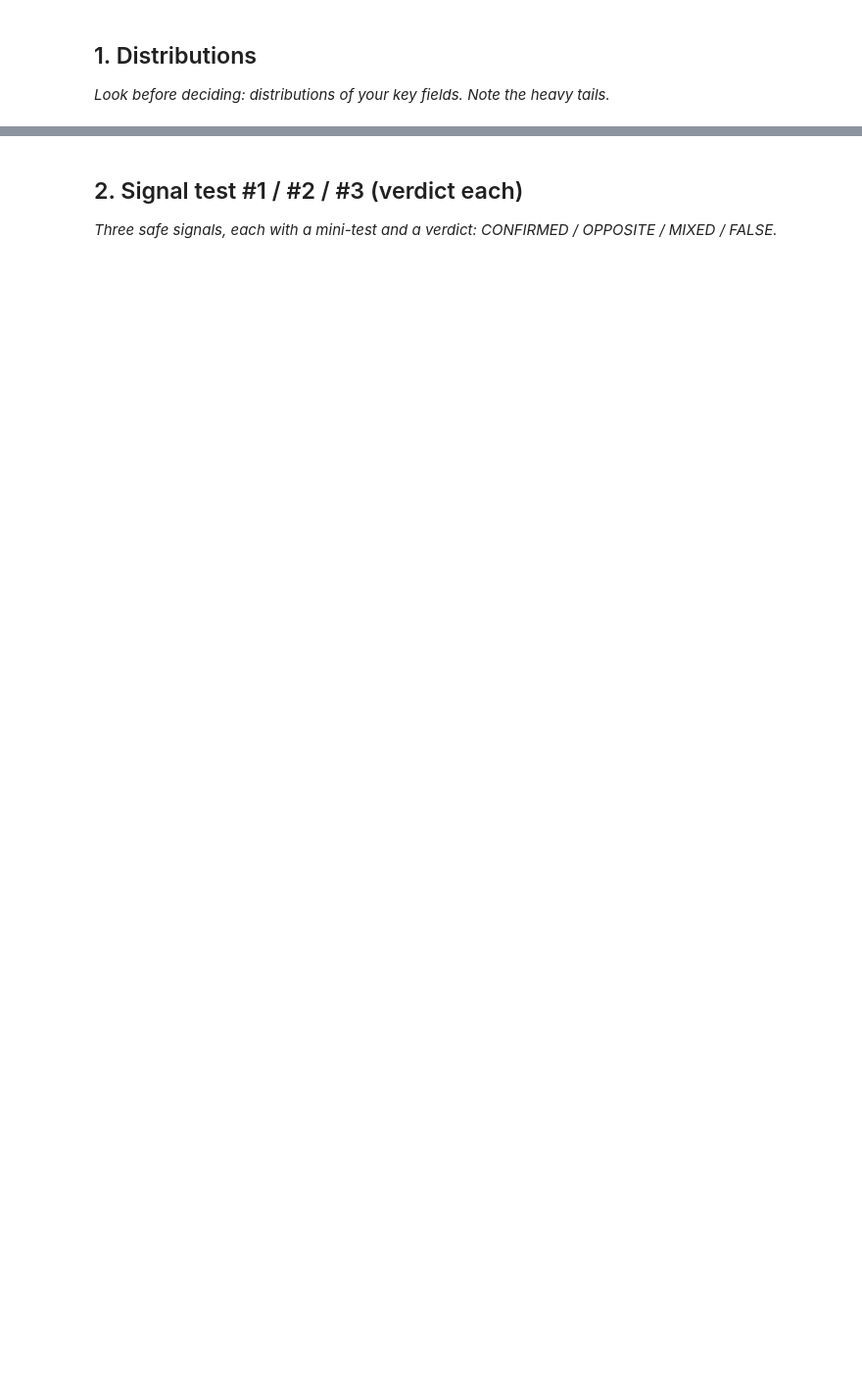
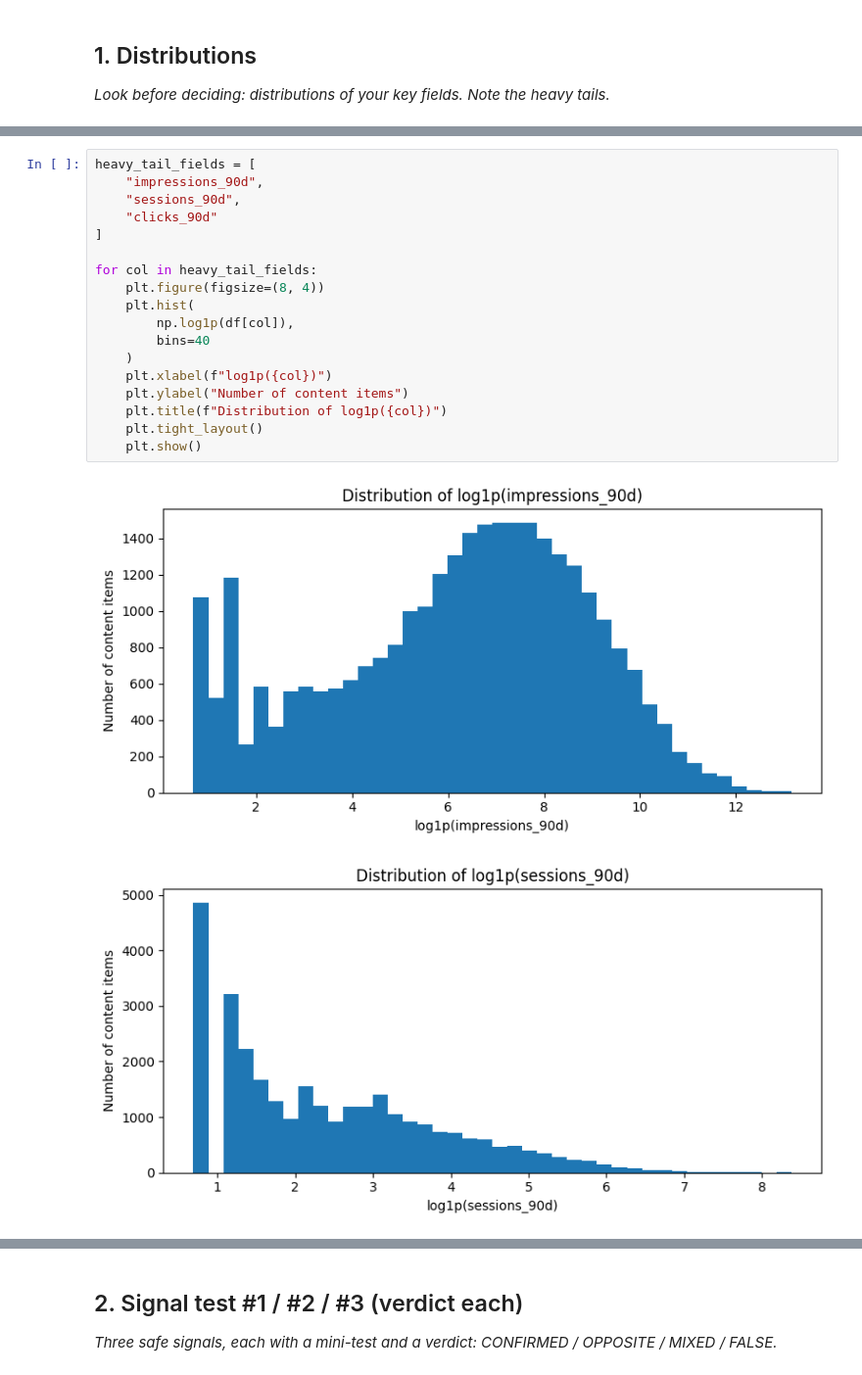
Before and after one commit to mkhlor006/Flyrank_internship_ML, a Jupyter notebook: work/notebooks/w04_signal_audit.ipynb, the cells around one changed output, grey strips where cells are left out. Shown at 98% size. Drawn from its saved outputs; the diff is of its cells as text; blank space fills up the shorter version.

```diff
--- a/work/notebooks/w04_signal_audit.ipynb
+++ b/work/notebooks/w04_signal_audit.ipynb
@@ -15,0 +105,21 @@ This skeleton is yours to fill. Work the sections **in order** — each one has
+# %%
+heavy_tail_fields = [
+    "impressions_90d",
+    "sessions_90d",
+    "clicks_90d"
+]
+
+for col in heavy_tail_fields:
+    plt.figure(figsize=(8, 4))
+    plt.hist(
+        np.log1p(df[col]),
+        bins=40
+    )
+    plt.xlabel(f"log1p({col})")
+    plt.ylabel("Number of content items")
+    plt.title(f"Distribution of log1p({col})")
+    plt.tight_layout()
+    plt.show()
+# %% [output]
+[figure, added]
+[figure, added]
```
Also changed, not shown: parts of 19 cells of this notebook.
